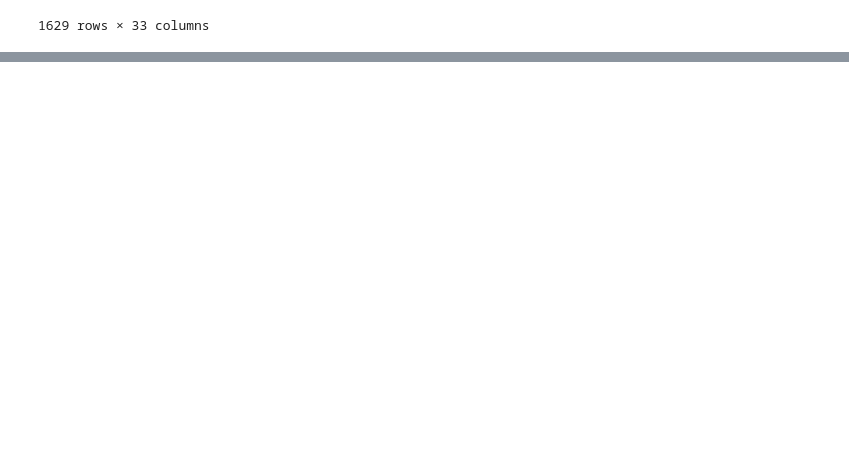
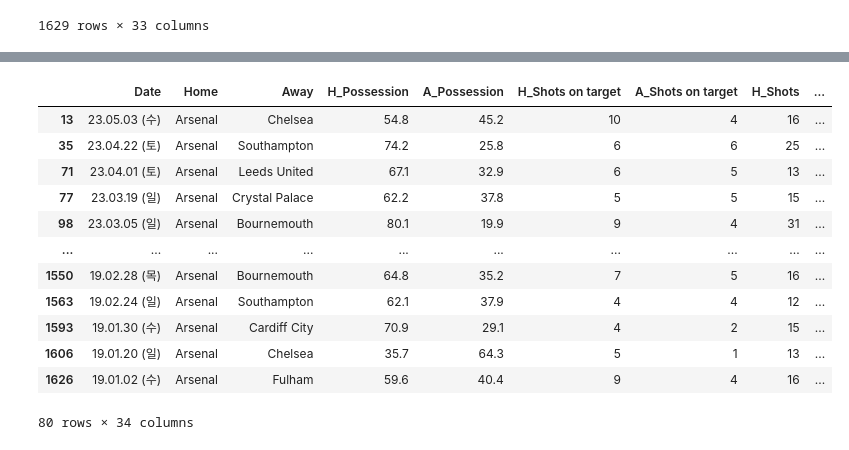
Before and after one commit to luina-1004/ML_EPL, a Jupyter notebook: EPL/recent_n_mean.ipynb, the cells around one changed output, grey strips where cells are left out. Drawn from its saved outputs; the diff is of its cells as text; code cells hidden in the pictures; blank space fills up the shorter version.

```diff
--- a/EPL/recent_n_mean.ipynb
+++ b/EPL/recent_n_mean.ipynb
@@ -5,7 +5,7 @@ import numpy as np
 from pandas.api.types import is_numeric_dtype
 from sklearn.cluster import KMeans
 # %%
-path = ""
+path = "C:/Users/NTX550/Desktop/권지원/ML/EPL/ML_EPL/EPL/underrover__ML.xlsx"
 unov = pd.read_excel(path, index_col=0)
 unov.columns
 # %% [output]
@@ -49,0 +79,17 @@ a
+# %%
+t = unov.groupby('Home').get_group('Arsenal')
+t
+# %% [output]
+|  | Date | Home | Away | H_Possession | A_Possession | H_Shots on target | A_Shots on target | H_Shots | ... |
+| 13 | 23.05.03 (수) | Arsenal | Chelsea | 54.8 | 45.2 | 10 | 4 | 16 | ... |
+| 35 | 23.04.22 (토) | Arsenal | Southampton | 74.2 | 25.8 | 6 | 6 | 25 | ... |
+| 71 | 23.04.01 (토) | Arsenal | Leeds United | 67.1 | 32.9 | 6 | 5 | 13 | ... |
+| 77 | 23.03.19 (일) | Arsenal | Crystal Palace | 62.2 | 37.8 | 5 | 5 | 15 | ... |
+| 98 | 23.03.05 (일) | Arsenal | Bournemouth | 80.1 | 19.9 | 9 | 4 | 31 | ... |
+| ... | ... | ... | ... | ... | ... | ... | ... | ... | ... |
+| 1550 | 19.02.28 (목) | Arsenal | Bournemouth | 64.8 | 35.2 | 7 | 5 | 16 | ... |
+| 1563 | 19.02.24 (일) | Arsenal | Southampton | 62.1 | 37.9 | 4 | 4 | 12 | ... |
+| 1593 | 19.01.30 (수) | Arsenal | Cardiff City | 70.9 | 29.1 | 4 | 2 | 15 | ... |
+| 1606 | 19.01.20 (일) | Arsenal | Chelsea | 35.7 | 64.3 | 5 | 1 | 13 | ... |
+| 1626 | 19.01.02 (수) | Arsenal | Fulham | 59.6 | 40.4 | 9 | 4 | 16 | ... |
+80 rows × 34 columns
```
Also changed, not shown: parts of 10 cells of this notebook, 5 other files.
